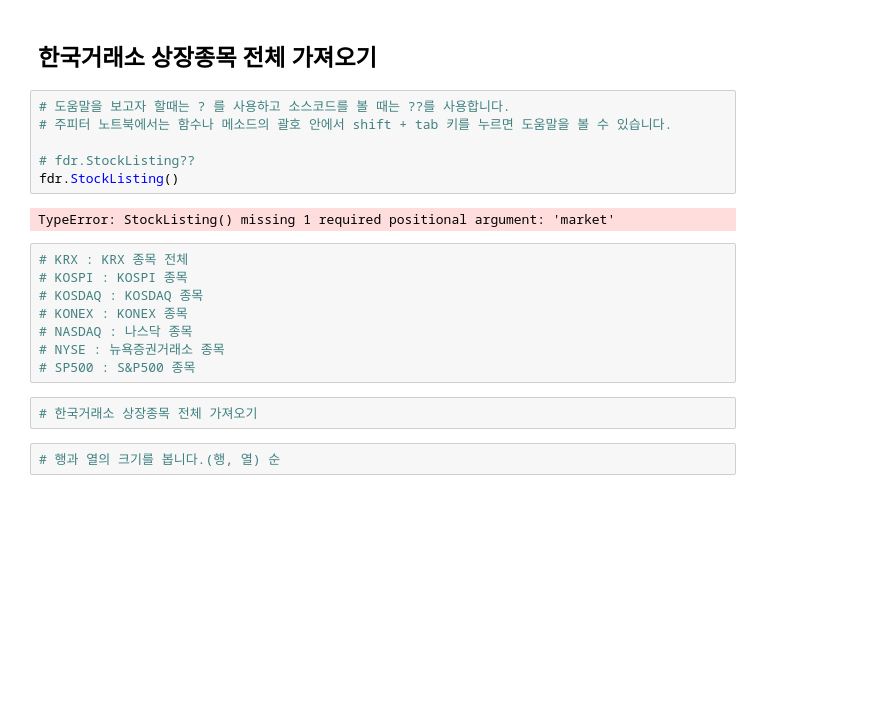
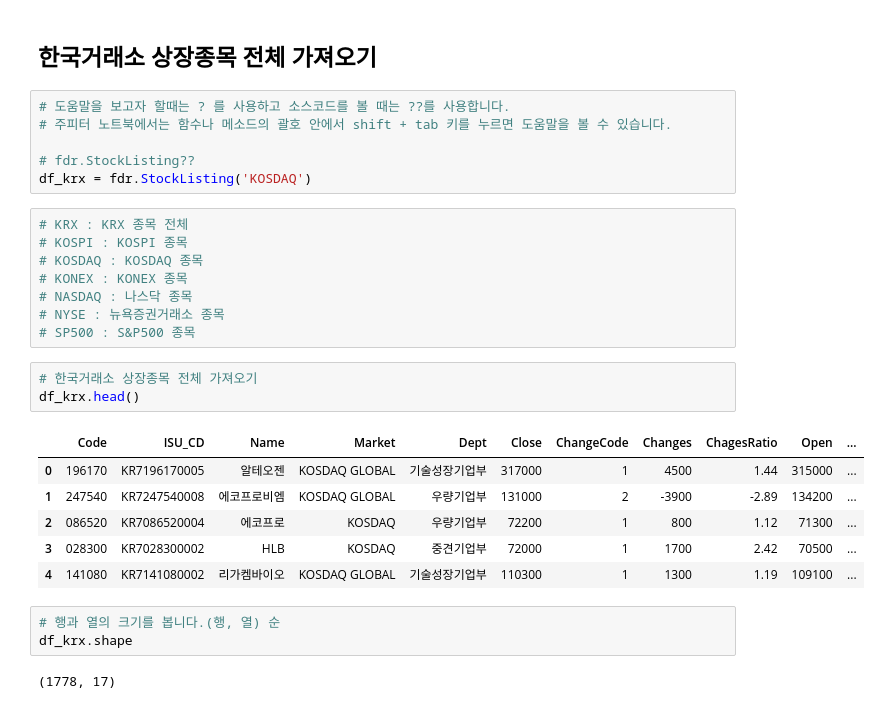
Before and after one commit to neguri0235/finance-data-analysis, a Jupyter notebook: 2.1 FinanceDataReader를 통한 상장종목 전체 불러오기-input.ipynb, the cells around one changed output. Cells and saved outputs as stored; diff of their text form; blank space fills up the shorter version.

```diff
--- a/2.1 FinanceDataReader를 통한 상장종목 전체 불러오기-input.ipynb
+++ b/2.1 FinanceDataReader를 통한 상장종목 전체 불러오기-input.ipynb
@@ -50,9 +50,7 @@ import FinanceDataReader as fdr
 # 주피터 노트북에서는 함수나 메소드의 괄호 안에서 shift + tab 키를 누르면 도움말을 볼 수 있습니다.
 
 # fdr.StockListing??
-fdr.StockListing()
+df_krx = fdr.StockListing('KOSDAQ')
-# %% [output]
-TypeError: StockListing() missing 1 required positional argument: 'market'
 # %%
 # KRX : KRX 종목 전체
 # KOSPI : KOSPI 종목
@@ -63,7 +61,18 @@ TypeError: StockListing() missing 1 required positional argument: 'market'
 # SP500 : S&P500 종목
 # %%
 # 한국거래소 상장종목 전체 가져오기
+df_krx.head()
+# %% [output]
+|  | Code | ISU_CD | Name | Market | Dept | Close | ChangeCode | Changes | ChagesRatio | Open | ... |
+| 0 | 196170 | KR7196170005 | 알테오젠 | KOSDAQ GLOBAL | 기술성장기업부 | 317000 | 1 | 4500 | 1.44 | 315000 | ... |
+| 1 | 247540 | KR7247540008 | 에코프로비엠 | KOSDAQ GLOBAL | 우량기업부 | 131000 | 2 | -3900 | -2.89 | 134200 | ... |
+| 2 | 086520 | KR7086520004 | 에코프로 | KOSDAQ | 우량기업부 | 72200 | 1 | 800 | 1.12 | 71300 | ... |
+| 3 | 028300 | KR7028300002 | HLB | KOSDAQ | 중견기업부 | 72000 | 1 | 1700 | 2.42 | 70500 | ... |
+| 4 | 141080 | KR7141080002 | 리가켐바이오 | KOSDAQ GLOBAL | 기술성장기업부 | 110300 | 1 | 1300 | 1.19 | 109100 | ... |
 # %%
 # 행과 열의 크기를 봅니다.(행, 열) 순
+df_krx.shape
+# %% [output]
+(1778, 17)
 # %%
 # 전체 데이터프레임의 요약정보를 봅니다.
```
Also changed, not shown: parts of 5 cells of this notebook.
